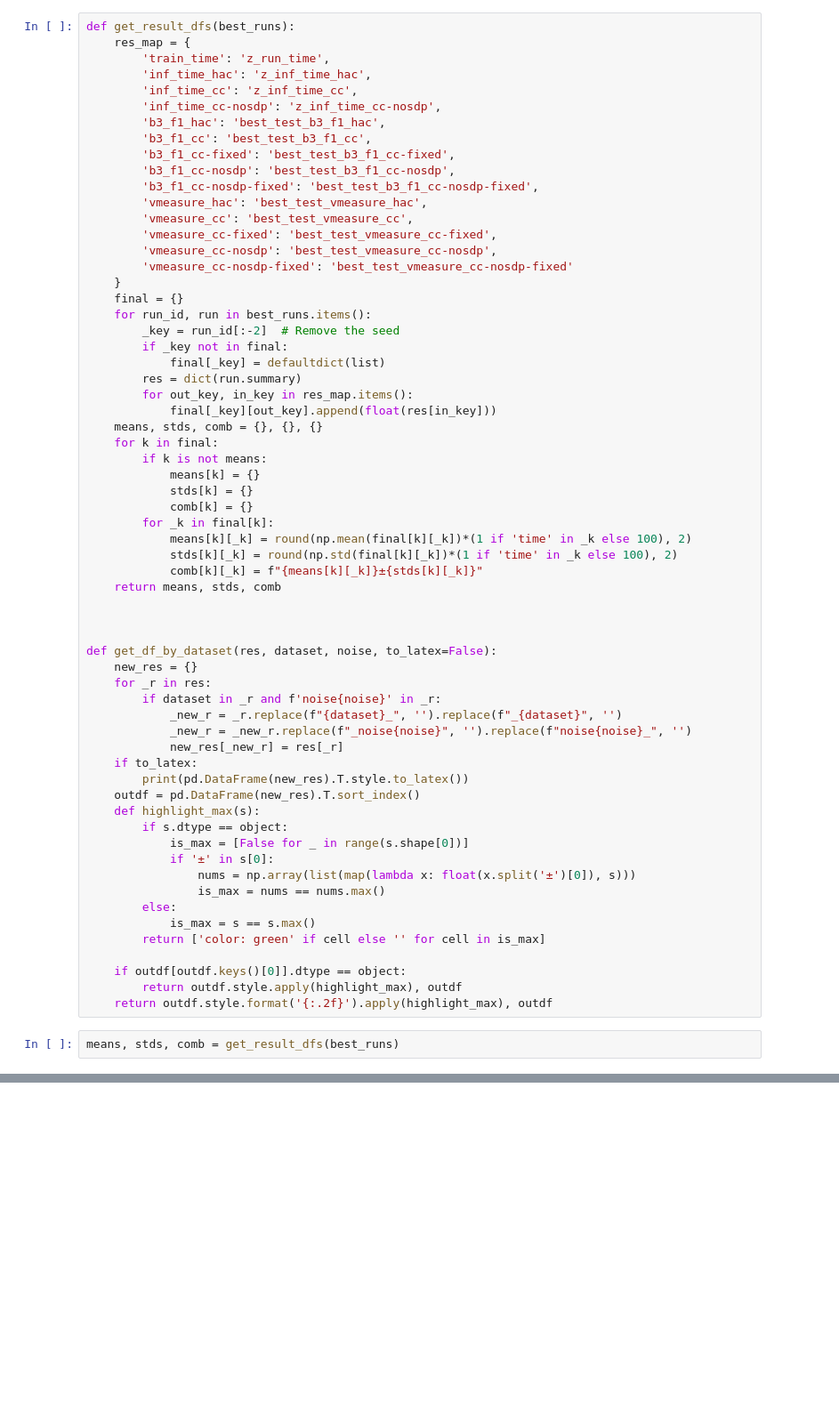
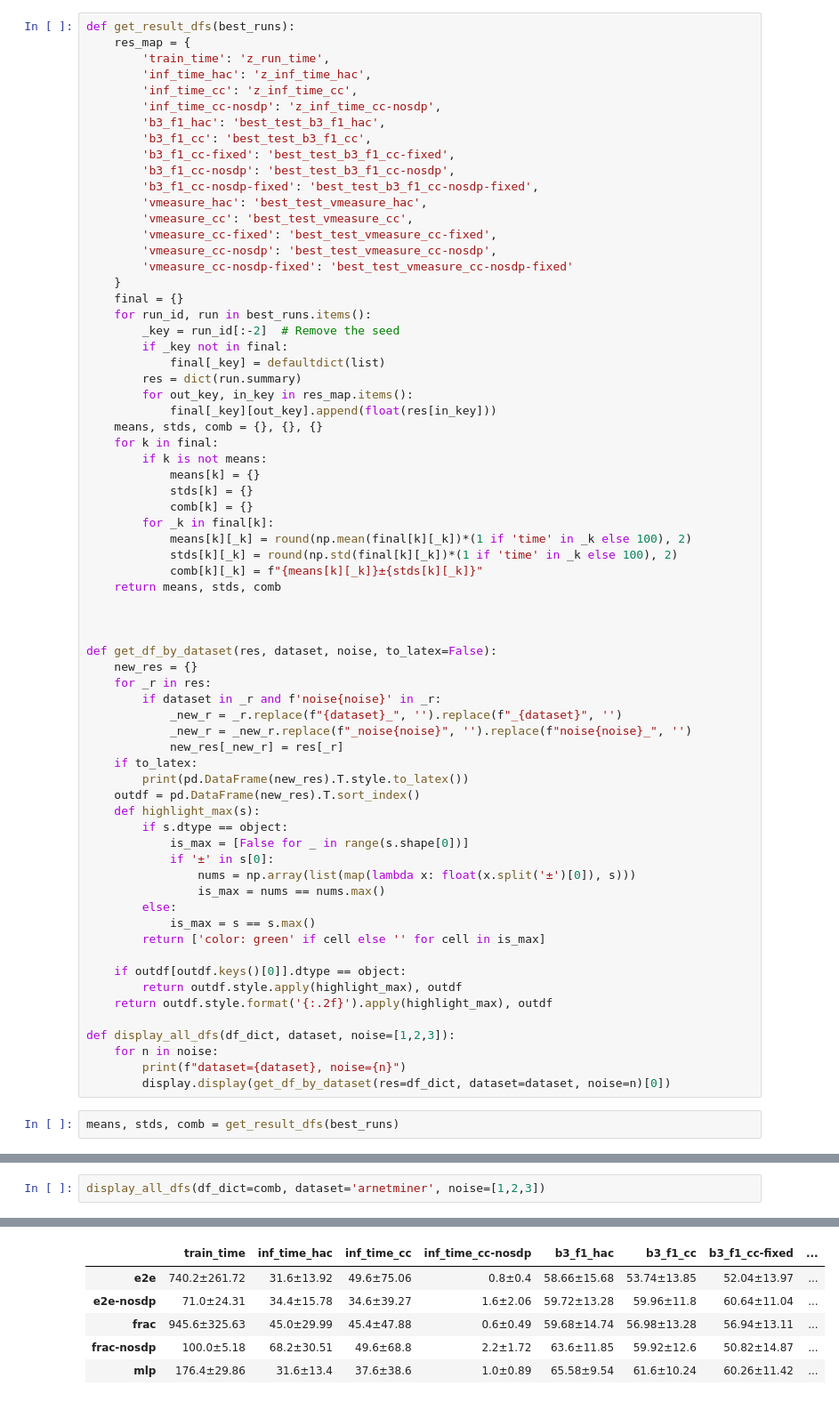
Before and after one commit to dhdhagar/S2AND, a Jupyter notebook: exp_feats8-noise.ipynb, the cells around one changed output, grey strips where cells are left out. Shown: that part at 89% size. Drawn from its saved outputs; the diff is of its cells as text; blank space fills up the shorter version.

```diff
--- a/exp_feats8-noise.ipynb
+++ b/exp_feats8-noise.ipynb
@@ -235,5 +254,10 @@ def get_df_by_dataset(res, dataset, noise, to_latex=False):
     if outdf[outdf.keys()[0]].dtype == object:
         return outdf.style.apply(highlight_max), outdf
     return outdf.style.format('{:.2f}').apply(highlight_max), outdf
+
+def display_all_dfs(df_dict, dataset, noise=[1,2,3]):
+    for n in noise:
+        print(f"dataset={dataset}, noise={n}")
+        display.display(get_df_by_dataset(res=df_dict, dataset=dataset, noise=n)[0])
 # %%
 means, stds, comb = get_result_dfs(best_runs)
@@ -242,0 +264,3 @@ outdf
+# %%
+display_all_dfs(df_dict=comb, dataset='arnetminer', noise=[1,2,3])
+# %% [output]
@@ -242,0 +268,6 @@ outdf
+|  | train_time | inf_time_hac | inf_time_cc | inf_time_cc-nosdp | b3_f1_hac | b3_f1_cc | b3_f1_cc-fixed | ... |
+| e2e | 740.2±261.72 | 31.6±13.92 | 49.6±75.06 | 0.8±0.4 | 58.66±15.68 | 53.74±13.85 | 52.04±13.97 | ... |
+| e2e-nosdp | 71.0±24.31 | 34.4±15.78 | 34.6±39.27 | 1.6±2.06 | 59.72±13.28 | 59.96±11.8 | 60.64±11.04 | ... |
+| frac | 945.6±325.63 | 45.0±29.99 | 45.4±47.88 | 0.6±0.49 | 59.68±14.74 | 56.98±13.28 | 56.94±13.11 | ... |
+| frac-nosdp | 100.0±5.18 | 68.2±30.51 | 49.6±68.8 | 2.2±1.72 | 63.6±11.85 | 59.92±12.6 | 50.82±14.87 | ... |
+| mlp | 176.4±29.86 | 31.6±13.4 | 37.6±38.6 | 1.0±0.89 | 65.58±9.54 | 61.6±10.24 | 60.26±11.42 | ... |
```
Also changed, not shown: parts of 8 cells of this notebook.
